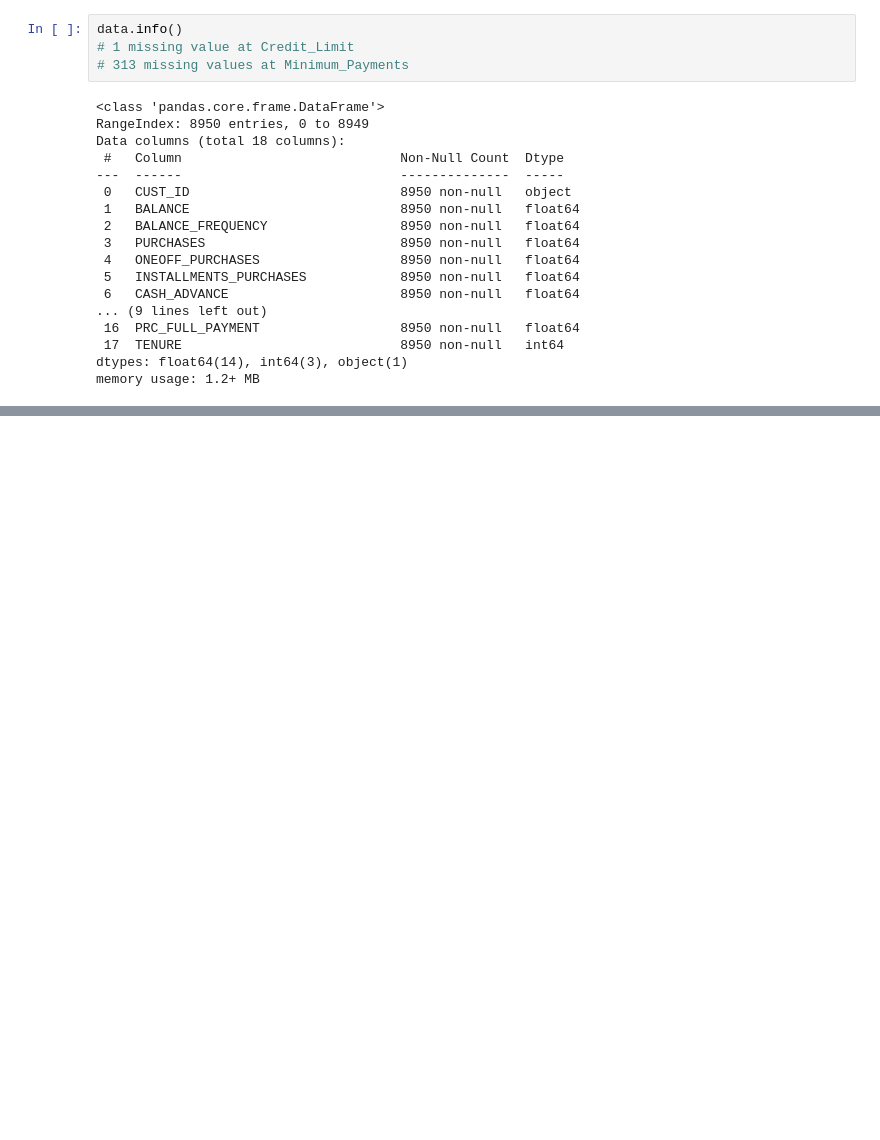
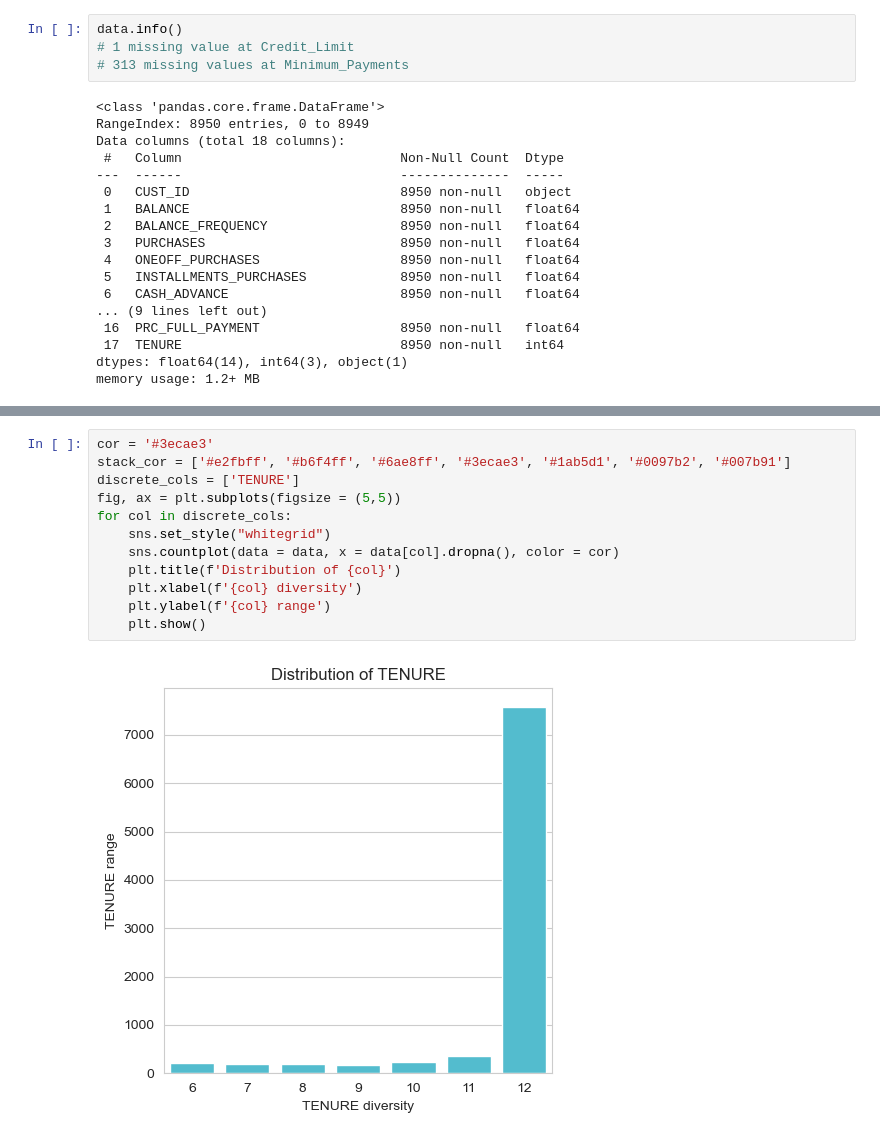
Before and after one commit to inesbchainho/ML_unsupervized_learning_26, a Jupyter notebook: Main_Notebook.ipynb, the cells around one changed output, grey strips where cells are left out. Drawn from its saved outputs; the diff is of its cells as text; blank space fills up the shorter version.

```diff
--- a/Main_Notebook.ipynb
+++ b/Main_Notebook.ipynb
@@ -82,3 +91,17 @@ rows_with_nulls.head(10)
 | 93 | C10098 | 1307.717841 | 1.000000 | 405.60 | 405.60 | 0.0 | 0.000000 | ... |
 | 94 | C10099 | 2329.485768 | 1.000000 | 213.34 | 213.34 | 0.0 | 0.000000 | ... |
 | 97 | C10102 | 3505.671311 | 1.000000 | 0.00 | 0.00 | 0.0 | 1713.984305 | ... |
+# %%
+cor = '#3ecae3'
+stack_cor = ['#e2fbff', '#b6f4ff', '#6ae8ff', '#3ecae3', '#1ab5d1', '#0097b2', '#007b91']
+discrete_cols = ['TENURE']
+fig, ax = plt.subplots(figsize = (5,5))
+for col in discrete_cols:
+    sns.set_style("whitegrid")
+    sns.countplot(data = data, x = data[col].dropna(), color = cor)
+    plt.title(f'Distribution of {col}')
+    plt.xlabel(f'{col} diversity')
+    plt.ylabel(f'{col} range')
+    plt.show()
+# %% [output]
+[figure, added]
```
Also changed, not shown: parts of 10 cells of this notebook, 1 other file.
